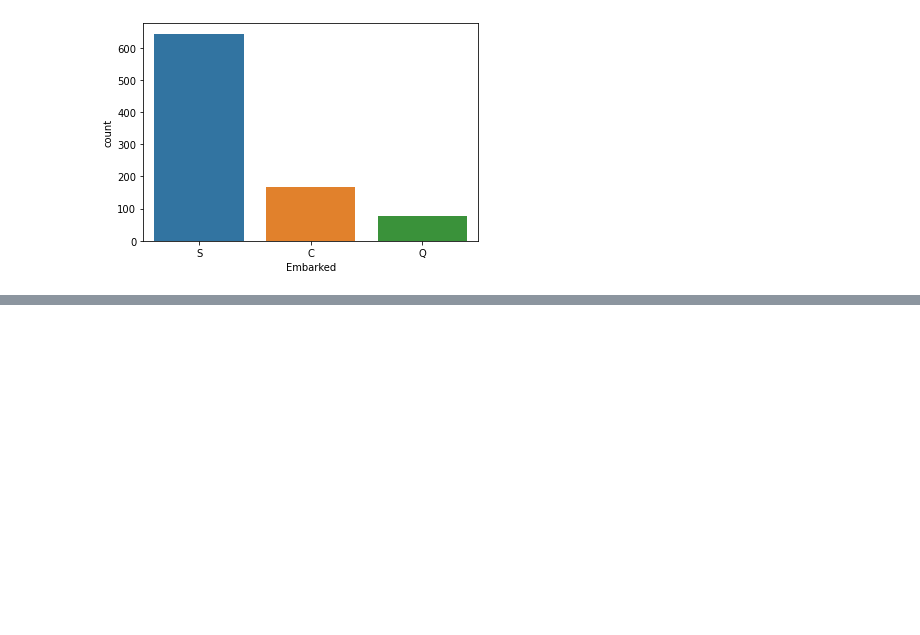
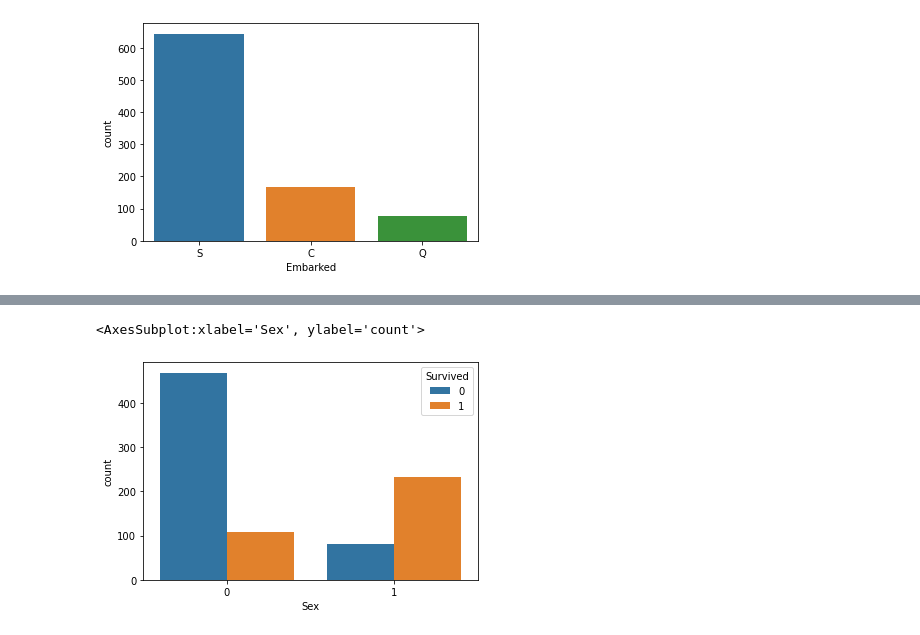
Before and after one commit to cmmm976/TitanicDSproject, a Jupyter notebook: eda.ipynb, the cells around one changed output, grey strips where cells are left out. Drawn from its saved outputs; the diff is of its cells as text; code cells hidden in the pictures; blank space fills up the shorter version.

```diff
--- a/eda.ipynb
+++ b/eda.ipynb
@@ -203,0 +266,5 @@ trainingSet['Expensive (>31$)'] = trainingSet['Age'].apply(lambda x: 1 if x>31
+# %%
+sns.countplot(x=trainingSet["Sex"],hue=trainingSet["Survived"])
+# %% [output]
+<AxesSubplot:xlabel='Sex', ylabel='count'>
+[figure, added]
```
Also changed, not shown: parts of 11 cells of this notebook, 3 other files.
